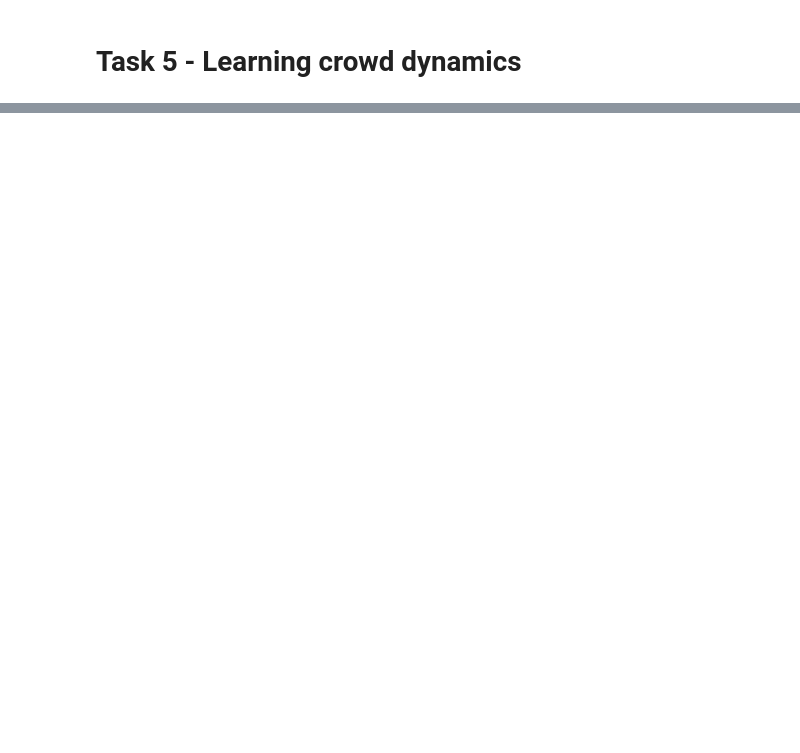
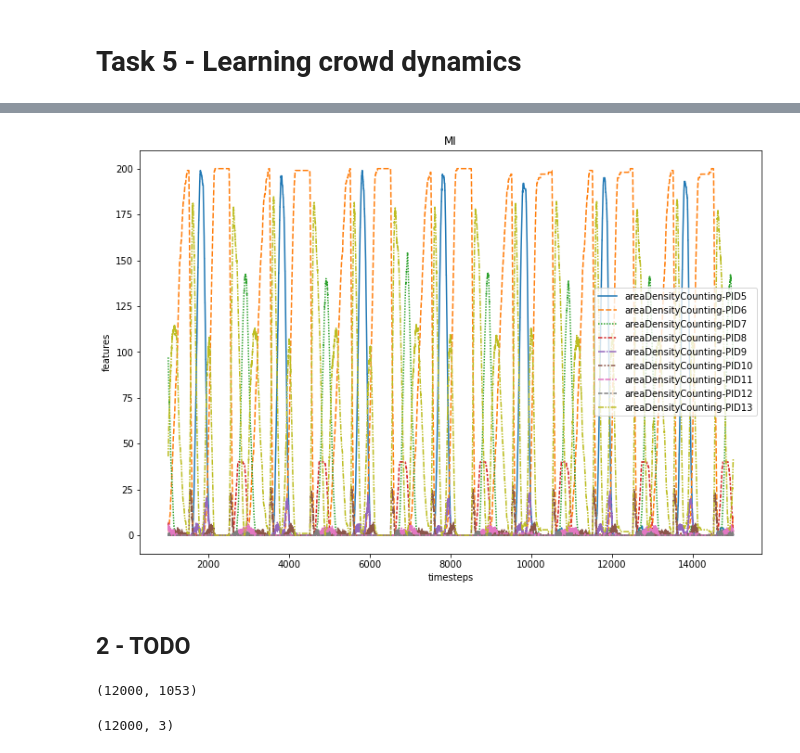
Before and after one commit to sonmikrafft-uni-MLCMS/ex5, a Jupyter notebook: task_5.ipynb, the cells around one changed output, grey strips where cells are left out. Saved outputs shown, nothing was run; the diff lists cells and outputs as text; code cells hidden in the pictures; blank space fills up the shorter version.

```diff
--- a/task_5.ipynb
+++ b/task_5.ipynb
@@ -11,3 +14,4 @@ The autoreload extension is already loaded. To reload it, use:
 # %%
-load_mi_data('data/MI_timesteps.txt', skip_first=1000)
+df = load_mi_data("data/MI_timesteps.txt", skip_first=1000)
+df.shape
 # %% [output]
@@ -27,0 +19,25 @@ load_mi_data('data/MI_timesteps.txt', skip_first=1000)
+# %%
+fig, ax = plt.subplots(figsize=(12, 8))
+ax = plot_pandas_dataset(df, x_label="timesteps", y_label="features", title="MI", ax=ax)
+# %% [output]
+[figure, added]
+# %% [markdown]
+## 2 - TODO
+# %%
+M = 12000
+
+out = np.zeros((M, 351*3))
+for i in range(0, M):
+    out[i, :] = df.iloc[i:i+351, :3].to_numpy().reshape(-1)
+
+out.shape
+# %% [output]
+(12000, 1053)
+# %%
+from sklearn.decomposition import PCA
+
+pca = PCA(n_components=3)
+out_transformed = pca.fit_transform(out)
+out_transformed.shape
+# %% [output]
+(12000, 3)
```
Also changed, not shown: parts of 9 cells of this notebook.
